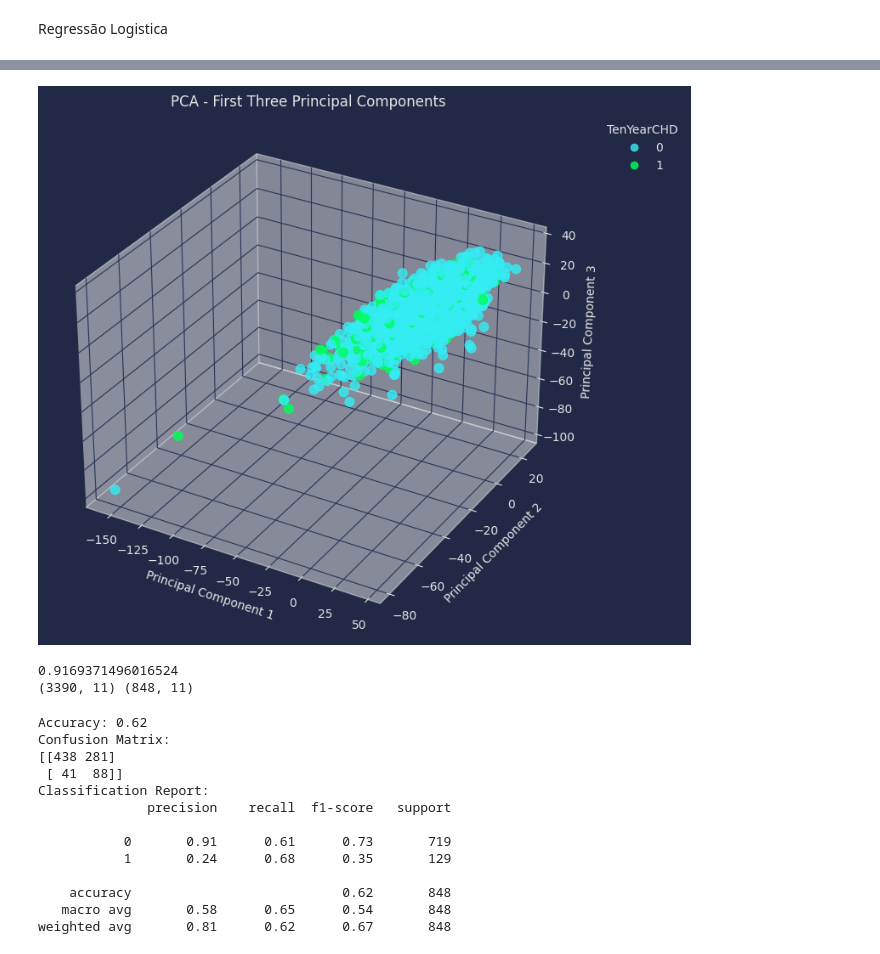
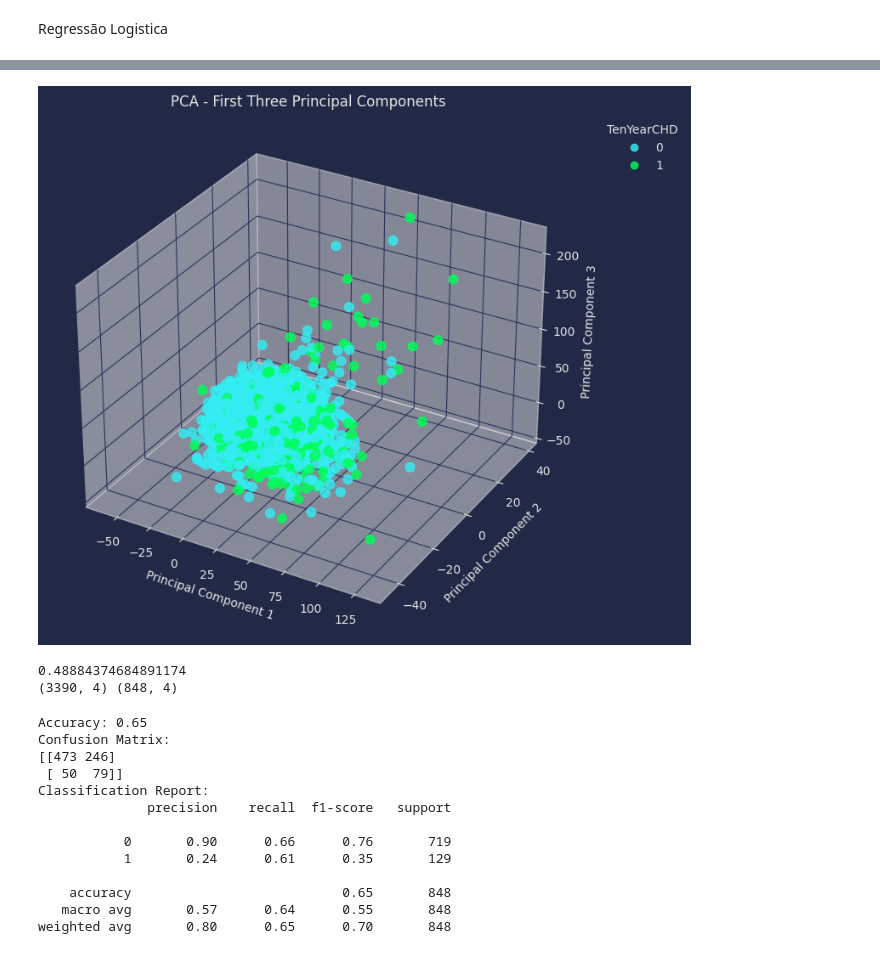
Before and after one commit to pedrohecsouza/rep_estudos, a Jupyter notebook: linear_algebra_notebooks/Regressão Logistica/reg.ipynb, the cells around one changed output, grey strips where cells are left out. Cells and saved outputs as stored; diff of their text form; code cells hidden in the pictures.

```diff
--- a/linear_algebra_notebooks/Regressão Logistica/reg.ipynb
+++ b/linear_algebra_notebooks/Regressão Logistica/reg.ipynb
@@ -114,42 +120,42 @@ predicted = "TenYearCHD"
 colormap = LinearSegmentedColormap.from_list("neon", palette, N= 100)
 
 exclude_target = sample.drop(columns=[predicted])
-n = 11
+n = 4
 eigenvectors, eigenvalues = compute_pca(exclude_target.values, n_components=n)
 transformed_data = pca_transform(exclude_target.values, n_components=n)
 
 
 
 # 3D scatter plot using the first three principal components
 fig = plt.figure(figsize=(10, 8))
 ax = fig.add_subplot(111, projection='3d')
 scatter = ax.scatter(
     transformed_data[:, 0],
     transformed_data[:, 1],
     transformed_data[:, 2],
     c=sample[predicted],
     cmap=colormap,
     s=60,
     alpha=0.8,
 )
 ax.set_title('PCA - First Three Principal Components')
 ax.set_xlabel('Principal Component 1')
 ax.set_ylabel('Principal Component 2')
 ax.set_zlabel('Principal Component 3')
 ax.legend(*scatter.legend_elements(), title=predicted, bbox_to_anchor=(1.05, 1), loc='upper left')
 plt.show()
 
 retained_variance = np.sum(eigenvalues) / len(sample.columns)
 print(retained_variance)
 #so, 9 features explain 80% of variance
 features_that_i_will_use = eigenvectors[:, :n]
 sample_reduced = np.dot(exclude_target.values, features_that_i_will_use)
 test_data_reduced = np.dot(test_data.drop(columns=[predicted]).values, features_that_i_will_use)
 print(sample_reduced.shape, test_data_reduced.shape)
 # %% [output]
-[figure, old version]
+[figure, new version]
-0.9169371496016524
-(3390, 11) (848, 11)
+0.48884374684891174
+(3390, 4) (848, 4)
 # %%
 # Results with Sklearn, but i want to code it from scratch later
 from sklearn.discriminant_analysis import StandardScaler
@@ -190,19 +196,19 @@ Confusion Matrix:
 '''
 plt.show()
 # %% [output]
-Accuracy: 0.62
+Accuracy: 0.65
 Confusion Matrix:
-[[438 281]
- [ 41  88]]
+[[473 246]
+ [ 50  79]]
 Classification Report:
               precision    recall  f1-score   support
 
-           0       0.91      0.61      0.73       719
-           1       0.24      0.68      0.35       129
+           0       0.90      0.66      0.76       719
+           1       0.24      0.61      0.35       129
 
-    accuracy                           0.62       848
-   macro avg       0.58      0.65      0.54       848
-weighted avg       0.81      0.62      0.67       848
+    accuracy                           0.65       848
+   macro avg       0.57      0.64      0.55       848
+weighted avg       0.80      0.65      0.70       848
 # %%
 import time
 import numpy as np
```
Also changed, not shown: parts of 3 cells of this notebook, 3 other files.
